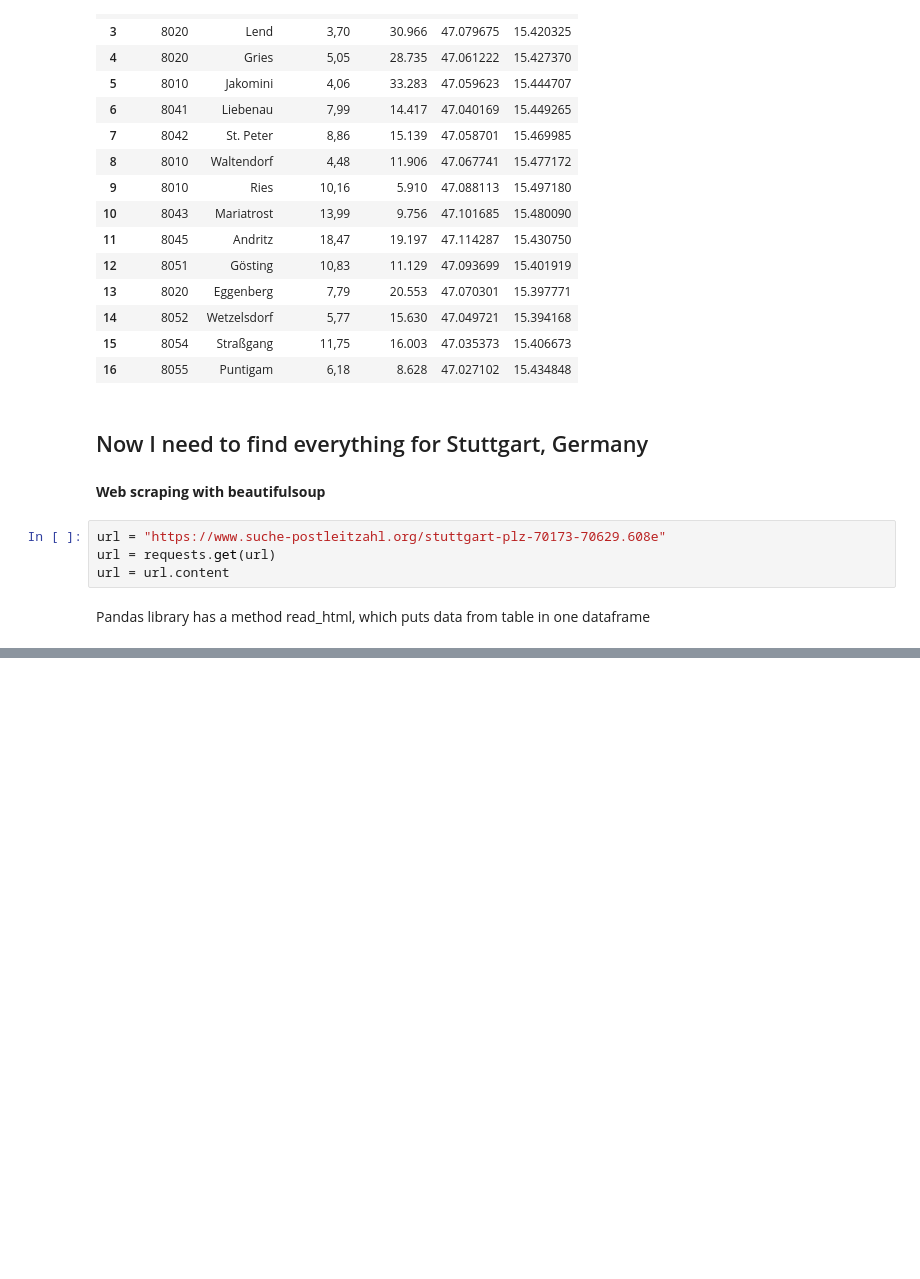
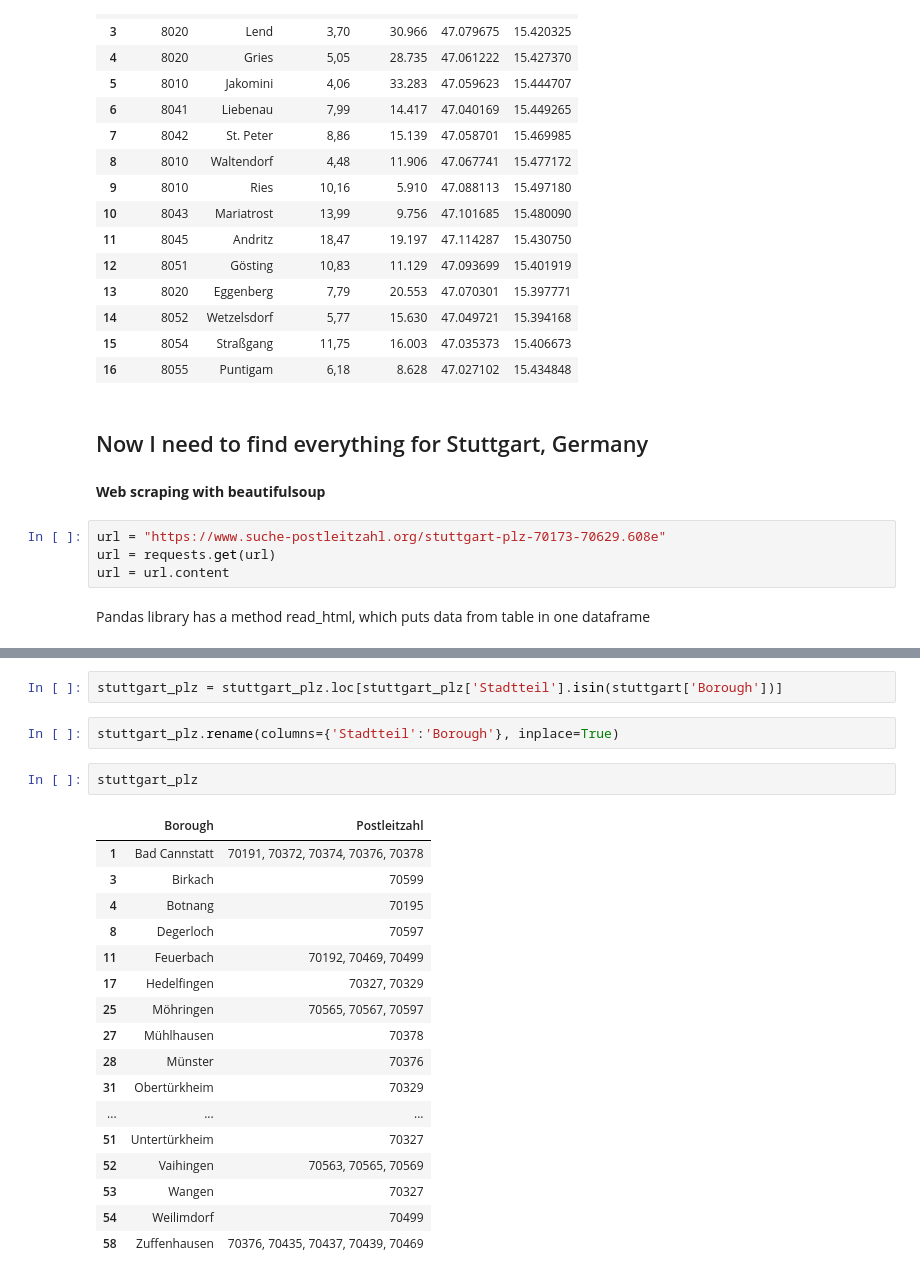
Before and after one commit to gnedim/Graz-vs-Stuttgart-IBM-Data-Science-Capstone-, a Jupyter notebook: Graz-vs-Stuttgart-IBM-Data-Science-Capstone-.ipynb, the cells around one changed output, grey strips where cells are left out. Cells and saved outputs as stored; diff of their text form; blank space fills up the shorter version.

```diff
--- a/Graz-vs-Stuttgart-IBM-Data-Science-Capstone-.ipynb
+++ b/Graz-vs-Stuttgart-IBM-Data-Science-Capstone-.ipynb
@@ -250,0 +311,24 @@ stut[1]
+# %%
+stuttgart_plz = stuttgart_plz.loc[stuttgart_plz['Stadtteil'].isin(stuttgart['Borough'])]
+# %%
+stuttgart_plz.rename(columns={'Stadtteil':'Borough'}, inplace=True)
+# %%
+stuttgart_plz
+# %% [output]
+|  | Borough | Postleitzahl |
+| 1 | Bad Cannstatt | 70191, 70372, 70374, 70376, 70378 |
+| 3 | Birkach | 70599 |
+| 4 | Botnang | 70195 |
+| 8 | Degerloch | 70597 |
+| 11 | Feuerbach | 70192, 70469, 70499 |
+| 17 | Hedelfingen | 70327, 70329 |
+| 25 | Möhringen | 70565, 70567, 70597 |
+| 27 | Mühlhausen | 70378 |
+| 28 | Münster | 70376 |
+| 31 | Obertürkheim | 70329 |
+| ... | ... | ... |
+| 51 | Untertürkheim | 70327 |
+| 52 | Vaihingen | 70563, 70565, 70569 |
+| 53 | Wangen | 70327 |
+| 54 | Weilimdorf | 70499 |
+| 58 | Zuffenhausen | 70376, 70435, 70437, 70439, 70469 |
```
Also changed, not shown: parts of 21 cells of this notebook.
